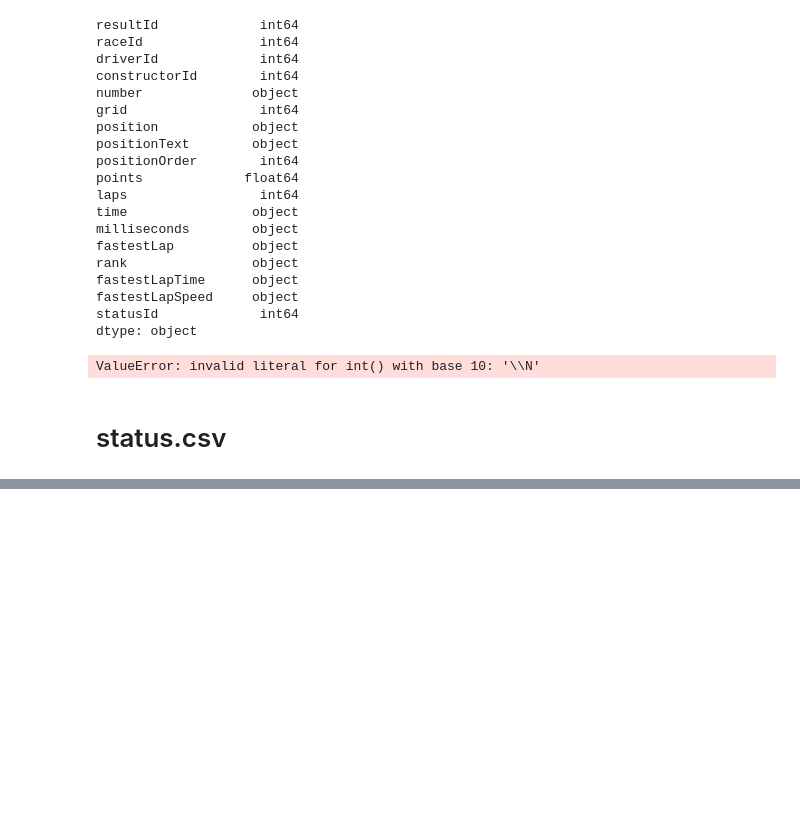
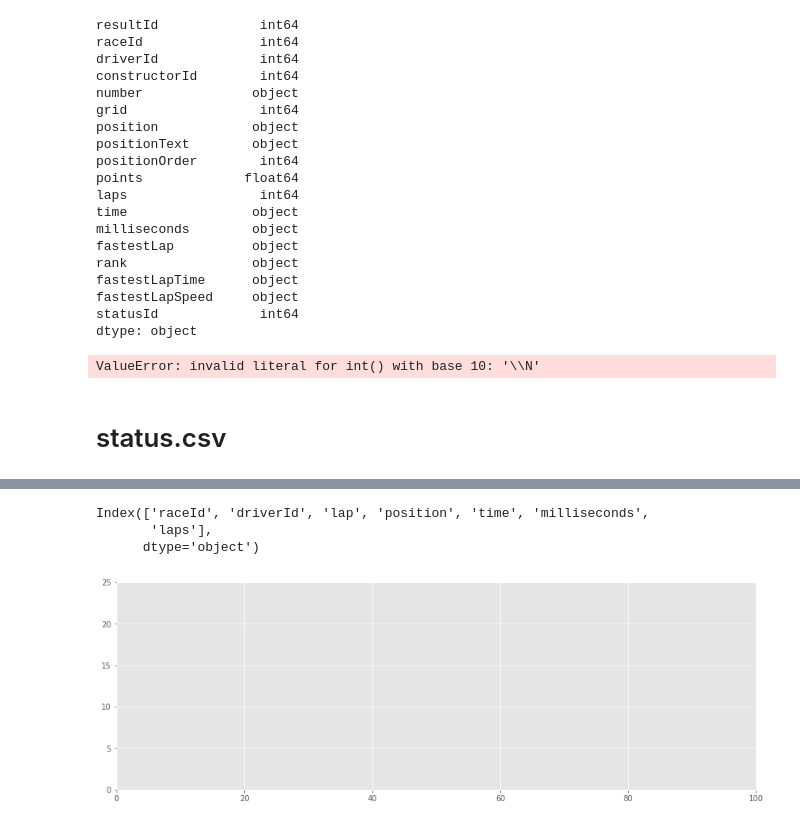
Before and after one commit to vivek10p14/05839, a Jupyter notebook: final_project/ids_small_eda.ipynb, the cells around one changed output, grey strips where cells are left out. Drawn from its saved outputs; the diff is of its cells as text; code cells hidden in the pictures; blank space fills up the shorter version.

Commit message:
race plot done
Signed-off-by: Vivek Sourabh <viveksourabh2808@gmail.com>

```diff
--- a/final_project/ids_small_eda.ipynb
+++ b/final_project/ids_small_eda.ipynb
@@ -202,0 +301,6 @@ df.isnull().any()
+# %%
+df.columns
+# %% [output]
+Index(['raceId', 'driverId', 'lap', 'position', 'time', 'milliseconds',
+       'laps'],
+      dtype='object')
@@ -202,0 +314,7 @@ df.isnull().any()
+# %%
+fig, axes = plt.subplots(nrows = 1, ncols = 1, figsize = (15,5))
+axes.set_ylim(0, 25)
+axes.set_xlim(0, 100)
+plt.style.use("ggplot")
+# %% [output]
+[figure, added]
```
Also changed, not shown: parts of 25 cells of this notebook, 2 other files.
